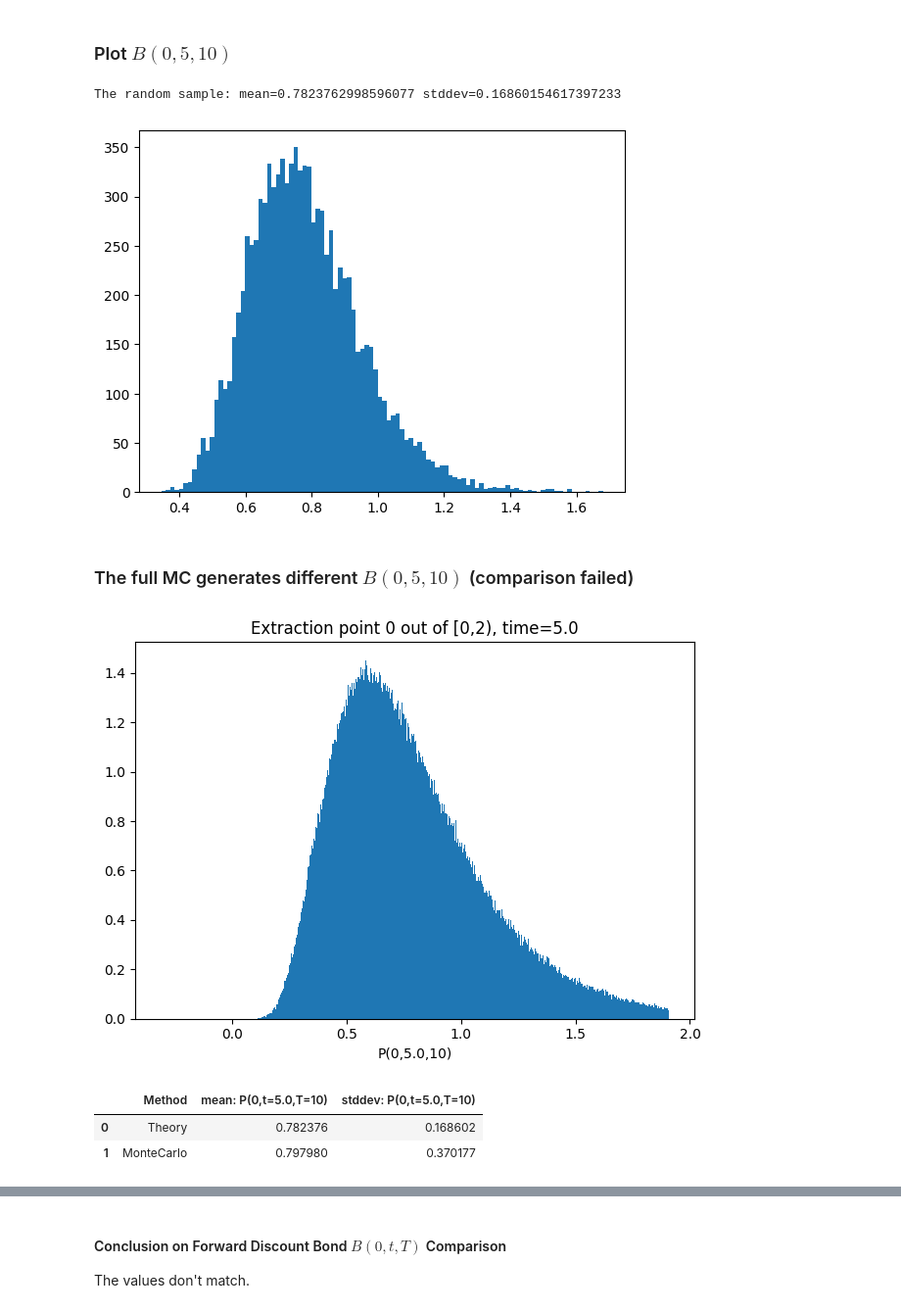
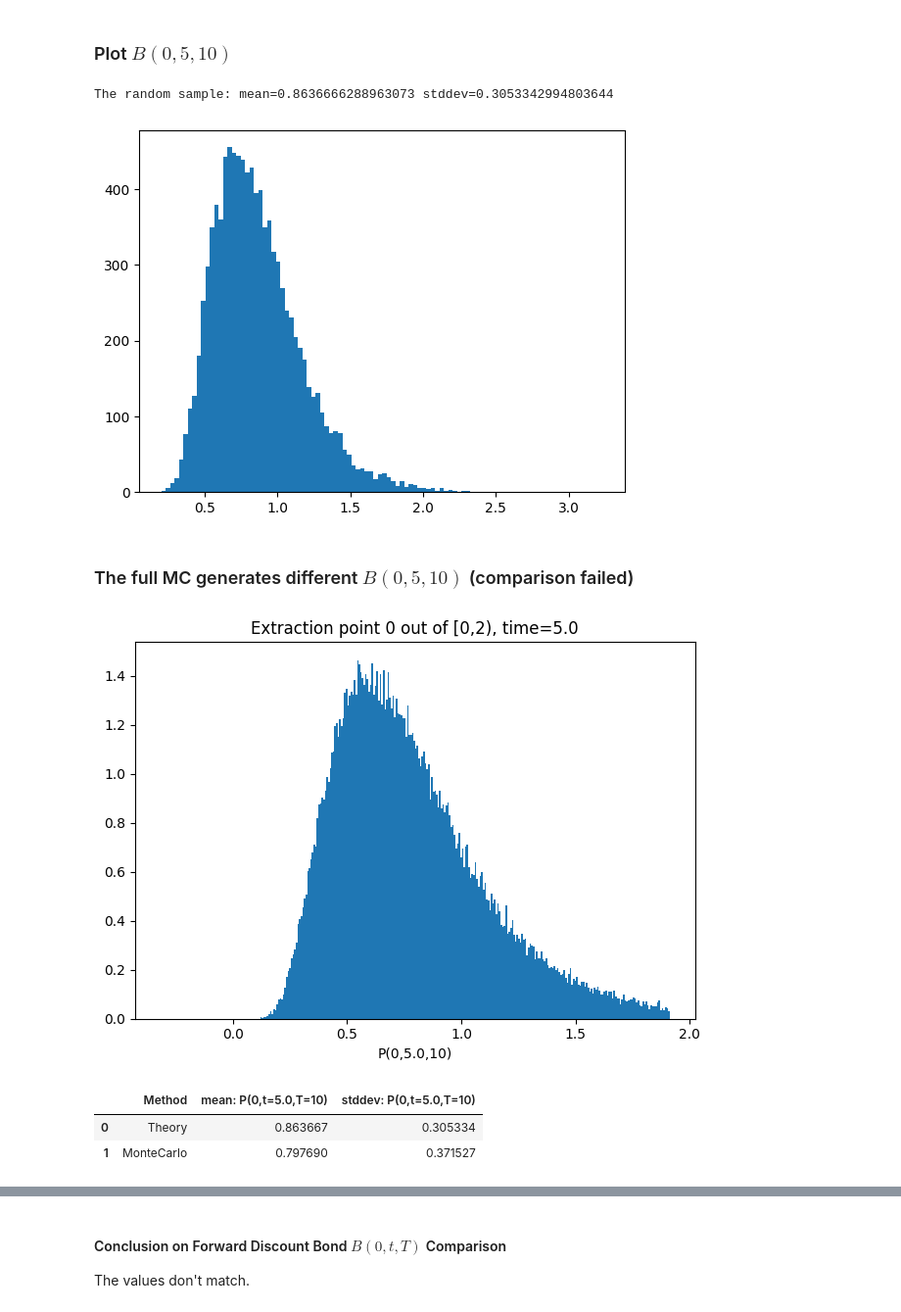
Before and after one commit to AlexanderZvyagin/MonteCarlo-SDK, a Jupyter notebook: python/notebooks/hw_bond.ipynb, the cells around one changed output, grey strips where cells are left out. Shown at 98% size. Cells and saved outputs as stored; diff of their text form; code cells hidden in the pictures.

```diff
--- a/python/notebooks/hw_bond.ipynb
+++ b/python/notebooks/hw_bond.ipynb
@@ -128,16 +130,3 @@ from plot import plot as sdk_plot
 from viz import viz
 
 server = 'http://az.hopto.org:8010'
-# %%
-TimeStart = 0
-TimeHorizon = 10
-theta_points = 10
-a = 1e-2
-sigma = 2e-2
-rfree = 5e-2
-hwmc = HullWhiteAnalytical()
-hwmc.P0_t = exp(-hwmc.r*hwmc.t)
-theta = hwmc.theta_lambdify()
-dt = (TimeHorizon-TimeStart) / (theta_points-1)
-theta_y = [theta(a,sigma,rfree,TimeStart+dt*i) for i in range(theta_points)]
-theta_y
@@ -233,7 +220,9 @@ model = create_hw_mc_model(
     a=1e-1,
     sigma=5e-2,
     rfree=3e-2,
-    NumPaths = 1e6,
-    TimeSteps = 1e4
+    NumPaths = 1e5,
+    TimeSteps = 1e3
+    # NumPaths = 1e6,
+    # TimeSteps = 1e4
 )
 # %% [output]
@@ -408,25 +419,25 @@ B = hwep.B()
 # %%
 samples = 10000
 fig, ax = plt.subplots()
-x = [B(a,sigma,rfree,model.T[0],model.T[1],random.gauss(0,1)) for i in range(samples)]
+x = [B(model.a_const,model.sigma_const,model.rfree_const,model.T[0],model.T[1],random.gauss(0,1)) for i in range(samples)]
 x1_sum = sum(x)
 x2_sum = sum([v*v for v in x])
 x_mean = x1_sum/samples
 x_square_mean = x2_sum/samples
 x_stddev = math.sqrt(x_square_mean-x_mean**2)
 print(f'The random sample: mean={x_mean} stddev={x_stddev}')
 ax.hist(np.array(x, dtype=float),bins=100)
 plt.show()
 # %% [output]
-The random sample: mean=0.7823762998596077 stddev=0.16860154617397233
+The random sample: mean=0.8636666288963073 stddev=0.3053342994803644
-[figure, old version]
+[figure, new version]
 # %% [markdown]
 ### The full MC generates different $B(0,5,10)$ (comparison failed)
 # %%
 state = model.fdf.GetStateNumber()
 sdk_plot(results=results,point=0,stateX=state)
 # %% [output]
-[figure, old version]
+[figure, new version]
 # %%
 pd.DataFrame([{
     'Method':'Theory',
@@ -439,5 +450,5 @@ pd.DataFrame([{
 }])
 # %% [output]
 |  | Method | mean: P(0,t=5.0,T=10) | stddev: P(0,t=5.0,T=10) |
-| 0 | Theory | 0.782376 | 0.168602 |
-| 1 | MonteCarlo | 0.797980 | 0.370177 |
+| 0 | Theory | 0.863667 | 0.305334 |
+| 1 | MonteCarlo | 0.797690 | 0.371527 |
```
Also changed, not shown: parts of 13 cells of this notebook.
